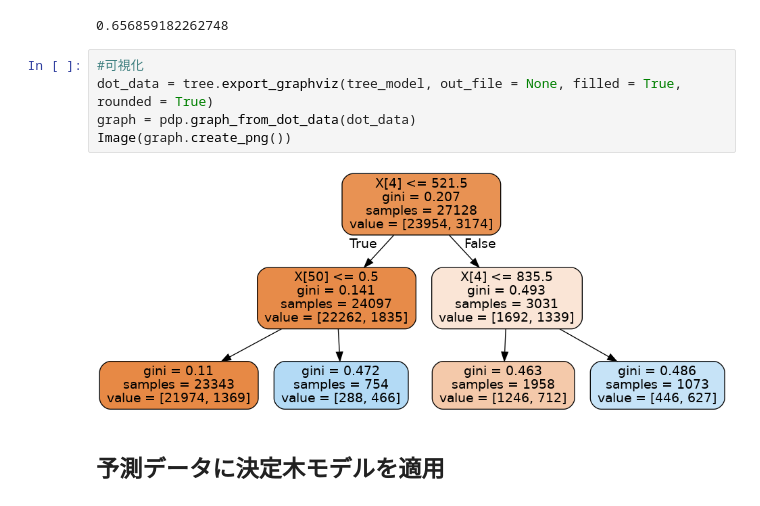
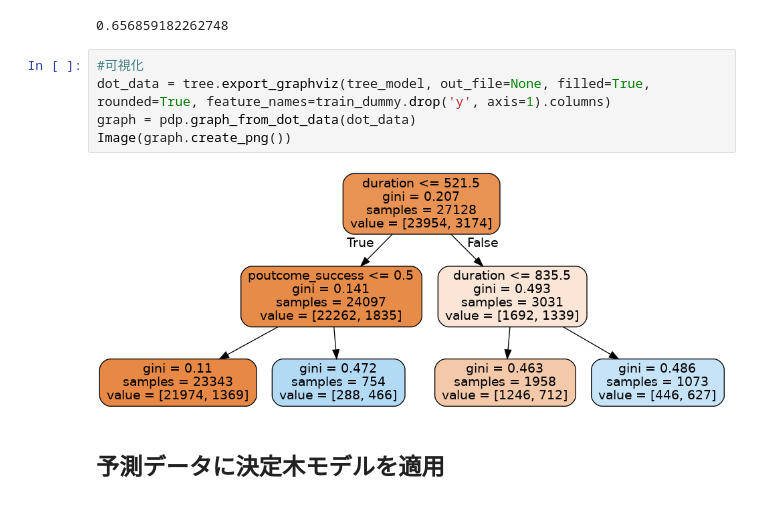
Before and after one commit to y-toyoda-HMC/ds-education, a Jupyter notebook: decision_tree/rpart.ipynb, the cells around one changed output. Drawn from its saved outputs; the diff is of its cells as text.

```diff
--- a/decision_tree/rpart.ipynb
+++ b/decision_tree/rpart.ipynb
@@ -41,11 +41,11 @@ auc(fpr, tpr)
 0.656859182262748
 # %%
 #可視化
-dot_data = tree.export_graphviz(tree_model, out_file = None, filled = True, rounded = True)
+dot_data = tree.export_graphviz(tree_model, out_file=None, filled=True, rounded=True, feature_names=train_dummy.drop('y', axis=1).columns)
 graph = pdp.graph_from_dot_data(dot_data)
 Image(graph.create_png())
 # %% [output]
-[figure, old version]
+[figure, new version]
 # %% [markdown]
 ## 予測データに決定木モデルを適用
 # %%
```
Also changed, not shown: parts of 1 cell of this notebook, 1 other file.
